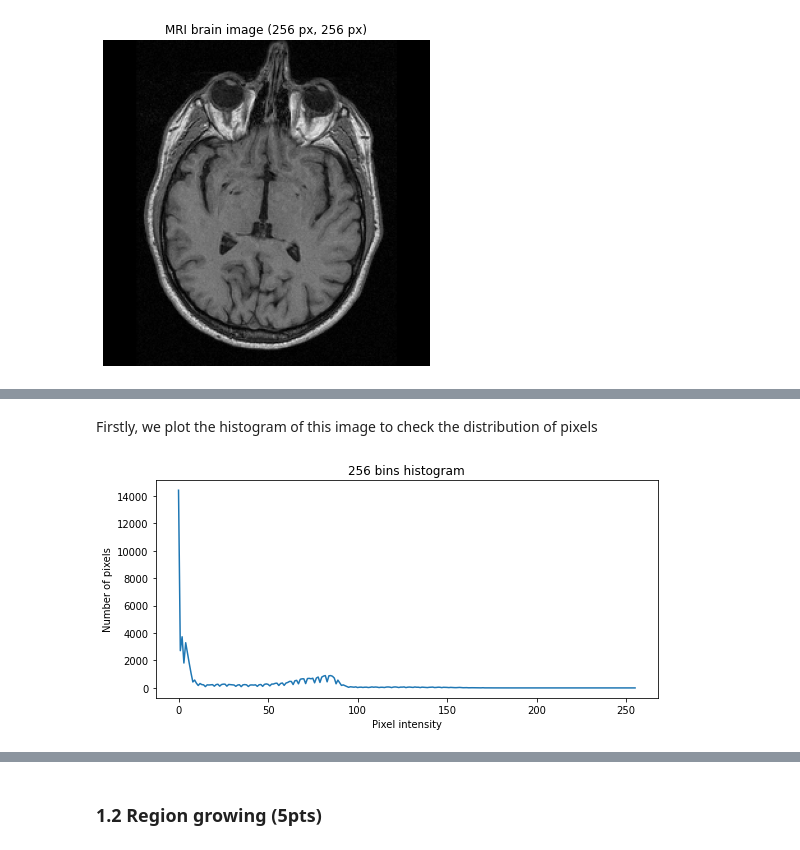
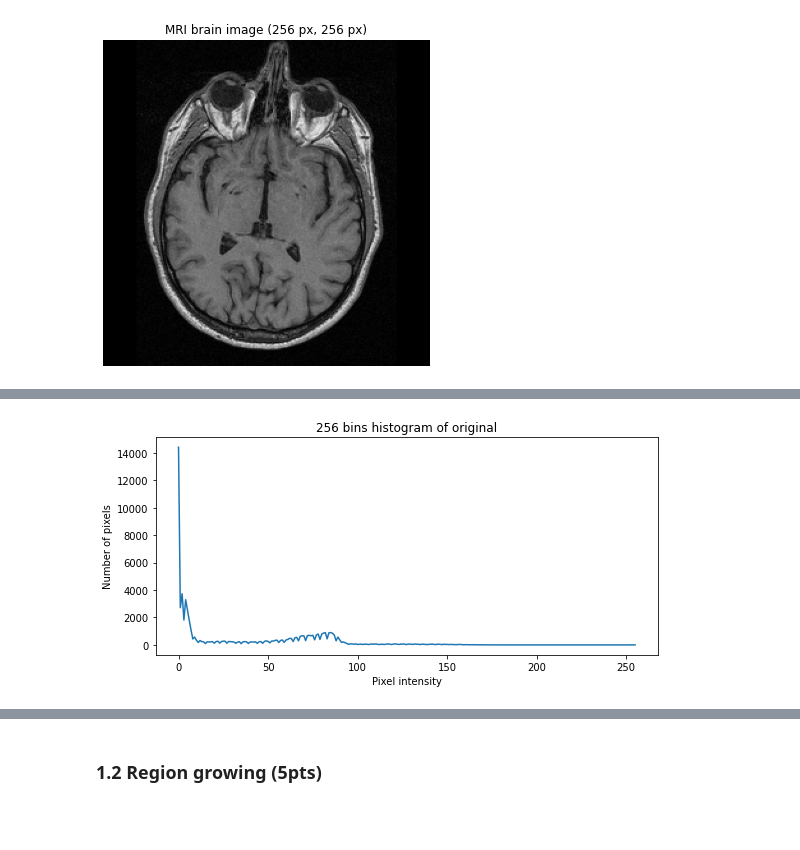
Before and after one commit to LTS5/iapr, a Jupyter notebook: labs/lab_01_segmentation.ipynb, the cells around one changed output, grey strips where cells are left out. Cells and saved outputs as stored; diff of their text form; code cells hidden in the pictures; blank space fills up the shorter version.

```diff
--- a/labs/lab_01_segmentation.ipynb
+++ b/labs/lab_01_segmentation.ipynb
@@ -99,13 +87,11 @@ In this part, both libraries like opencv and sklearn will be used
-# %% [markdown]
-Firstly, we plot the histogram of this image to check the distribution of pixels
 # %%
 # plot the histogram of image
 hist_brain_im = cv.calcHist([brain_im],[0],None,[256],[0,256])
 plt.figure(figsize=(9, 4))
 plt.plot(hist_brain_im)
 plt.xlabel('Pixel intensity')
 plt.ylabel('Number of pixels')
-plt.title('256 bins histogram')
+plt.title('256 bins histogram of original')
 plt.show()
 # %% [output]
-[figure, old version]
+[figure, new version]
```
Also changed, not shown: parts of 22 cells of this notebook.
